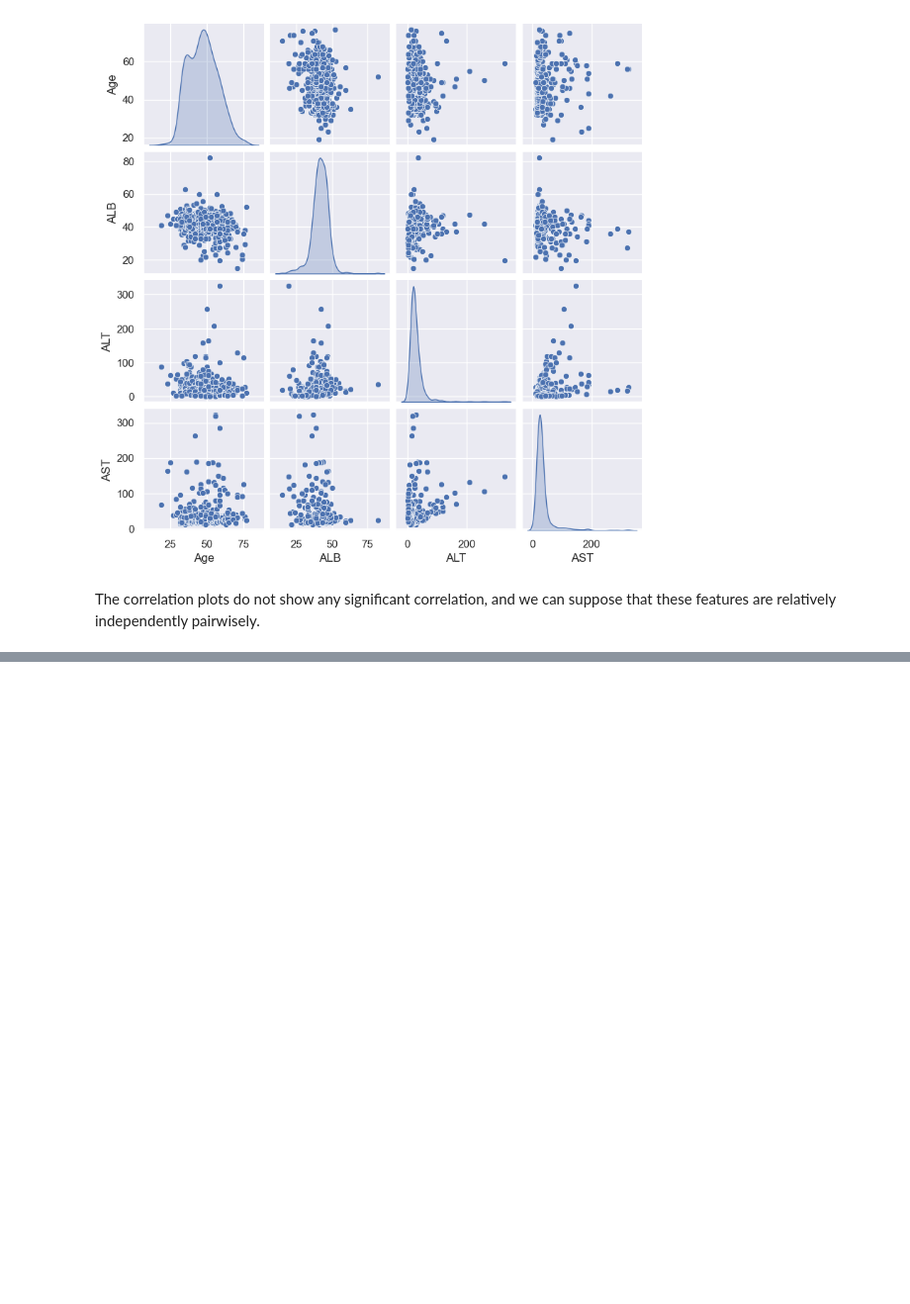
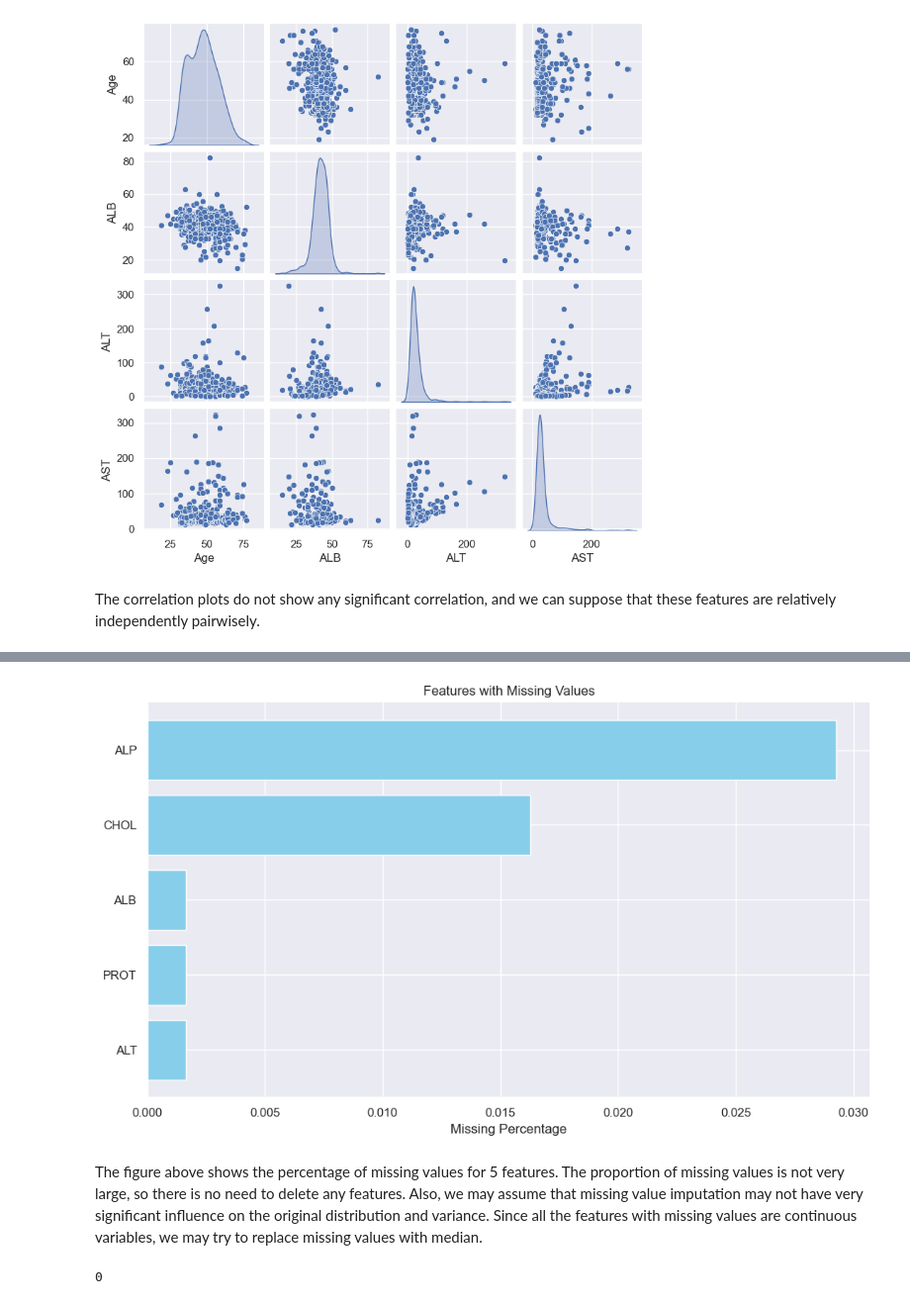
Before and after one commit to Cyngua/HCV-Data-Dashboard, a Jupyter notebook: src/preprocessing_2.ipynb, the cells around one changed output, grey strips where cells are left out. Shown: that part at 99% size. Drawn from its saved outputs; the diff is of its cells as text; code cells hidden in the pictures; blank space fills up the shorter version.

```diff
--- a/src/preprocessing_2.ipynb
+++ b/src/preprocessing_2.ipynb
@@ -189,0 +212,6 @@ The correlation plots do not show any significant correlation, and we can suppos
+# %%
+# get the number of missing values
+total = X.isna().sum().sort_values(ascending=False)
+percent = (X.isnull().sum()/X.isnull().count()).sort_values(ascending=False)
+missing_data = pd.concat([total, percent], axis=1,join='outer', keys=['Total Missing Count', '% of Total Observations'])
+missing_data
@@ -189,0 +232,15 @@ The correlation plots do not show any significant correlation, and we can suppos
+# %%
+# Create a horizontal bar plot for the top ten missing features
+top_missing_data = missing_data.iloc[:5, 1]
+top_missing_data
+plt.figure(figsize=(10, 6))
+plt.barh(top_missing_data.index, top_missing_data, color='skyblue')
+plt.xlabel('Missing Percentage')
+plt.title('Features with Missing Values')
+plt.gca().invert_yaxis()  # Invert the y-axis to display the highest missing feature at the top
+plt.tight_layout()
+plt.savefig("../figures/Features with Missing Values.jpg")
+# %% [output]
+[figure, added]
+# %% [markdown]
+The figure above shows the percentage of missing values for 5 features. The proportion of missing values is not very large, so there is no need to delete any features. Also, we may assume that missing value imputation may not have very significant influence on the original distribution and variance. Since all the features with missing values are continuous variables, we may try to replace missing values with median.
@@ -189,0 +253,4 @@ The correlation plots do not show any significant correlation, and we can suppos
+# %%
+(X_filled.isna().sum()).sum()
+# %% [output]
+0
```
Also changed, not shown: parts of 14 cells of this notebook, 5 other files.
